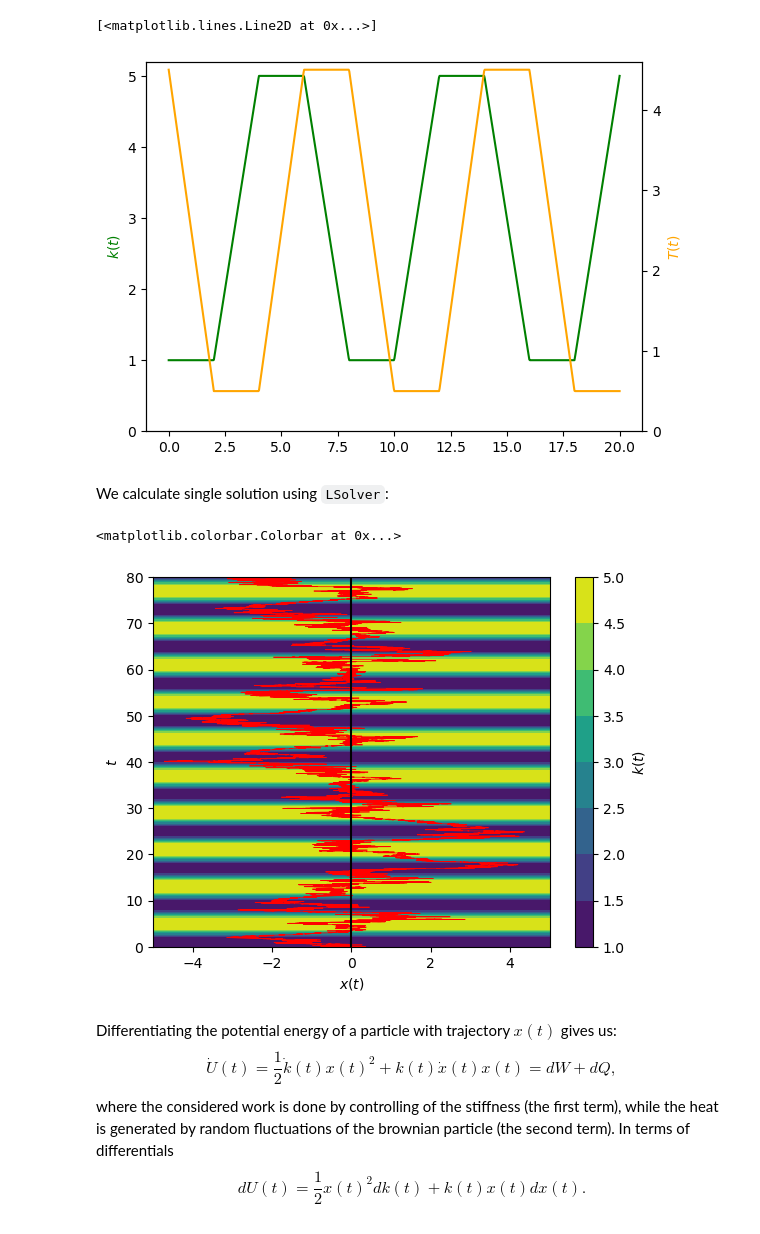
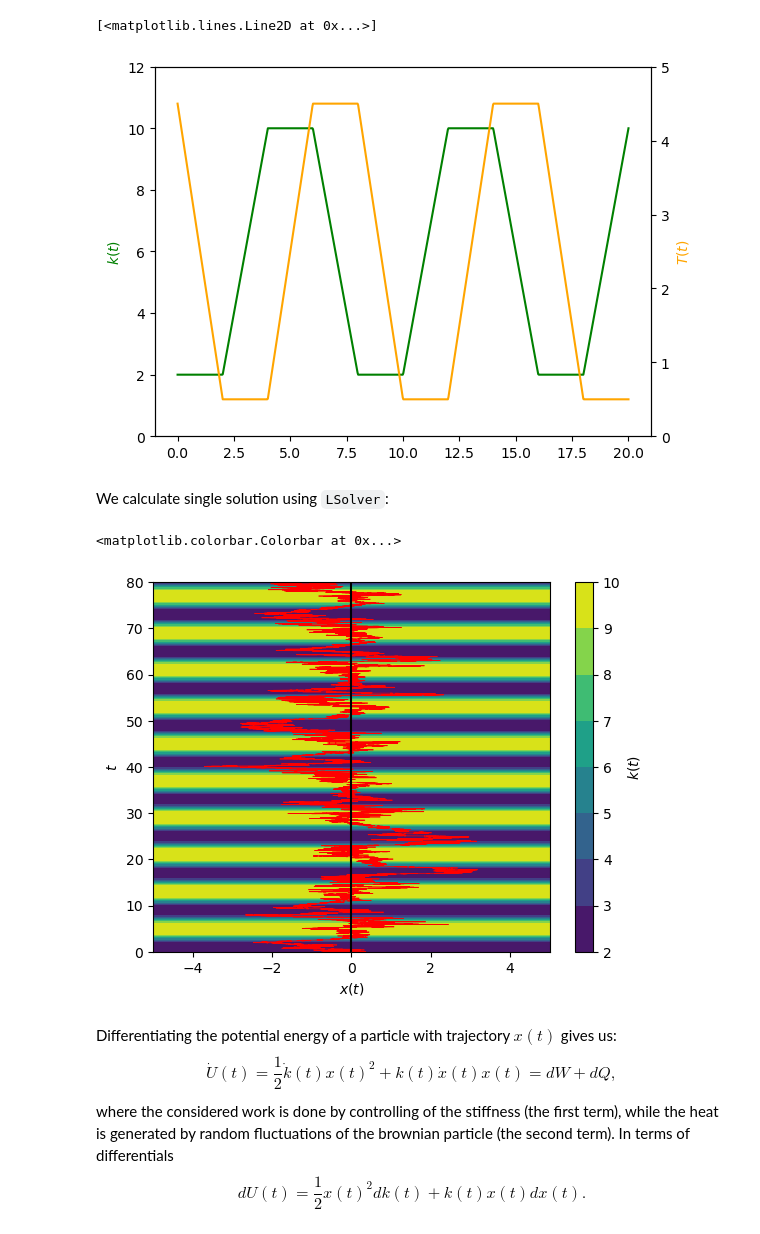
Before and after one commit to Ben-Janda/LSolver, a Jupyter notebook: 03_Stirling-engine.ipynb, the cells around one changed output. Drawn from its saved outputs; the diff is of its cells as text; code cells hidden in the pictures.

```diff
--- a/03_Stirling-engine.ipynb
+++ b/03_Stirling-engine.ipynb
@@ -36,10 +36,10 @@ def k(t):
     ]
 
     choices = [
-        1,
-        1 + 2 * rem,
-        5,
-        5 - 2 * rem
+        2,
+        2 + 4 * rem,
+        10,
+        10 - 4 * rem
     ]
 
     return np.select(conditions, choices, default = np.nan)
@@ -50,36 +50,36 @@ def T(t):
 
     conditions = [
         phase == 0,
         phase == 1,
         phase == 2,
         phase == 3
     ]
 
     choices = [
         4.5 - 2 * rem,
         0.5,
         0.5 + 2 * rem,
         4.5
     ]
 
     return np.select(conditions, choices, default = np.nan)
 
 t = np.linspace(0,20,800)
 res = np.empty_like(t)
 res2 = np.empty_like(t)
 for i in range(len(t)):
     res[i] = k(t[i])
     res2[i] = T(t[i])
 
 fig, ax1 = plt.subplots()
 ax2 = ax1.twinx()
-ax1.set(ylim = [0,5.2]), ax1.set_ylabel(r'$k(t)$',color="green")
-ax2.set(ylim = [0,4.6]), ax2.set_ylabel(r'$T(t)$',color="orange")
+ax1.set(ylim = [0,12]), ax1.set_ylabel(r'$k(t)$',color="green")
+ax2.set(ylim = [0,5.0]), ax2.set_ylabel(r'$T(t)$',color="orange")
 ax1.plot(t,res, color="green")
 ax2.plot(t,res2, color="orange")
 # %% [output]
 [<matplotlib.lines.Line2D at 0x...>]
-[figure, old version]
+[figure, new version]
 # %% [markdown]
 We calculate single solution using `LSolver`:
 # %%
@@ -114,7 +114,7 @@ ax.plot([0,0],[0,80], color="black")
 fig.colorbar(cs, label = r"$k(t)$")
 # %% [output]
 <matplotlib.colorbar.Colorbar at 0x...>
-[figure, old version]
+[figure, new version]
 # %% [markdown]
 Differentiating the potential energy of a particle with trajectory $x(t)$ gives us:
 $$\dot U(t) = \frac{1}{2}\dot k(t) x(t)^2 + k(t) \dot x(t) x(t) = dW + dQ,$$
```
Also changed, not shown: parts of 10 cells of this notebook, 1 other file.
